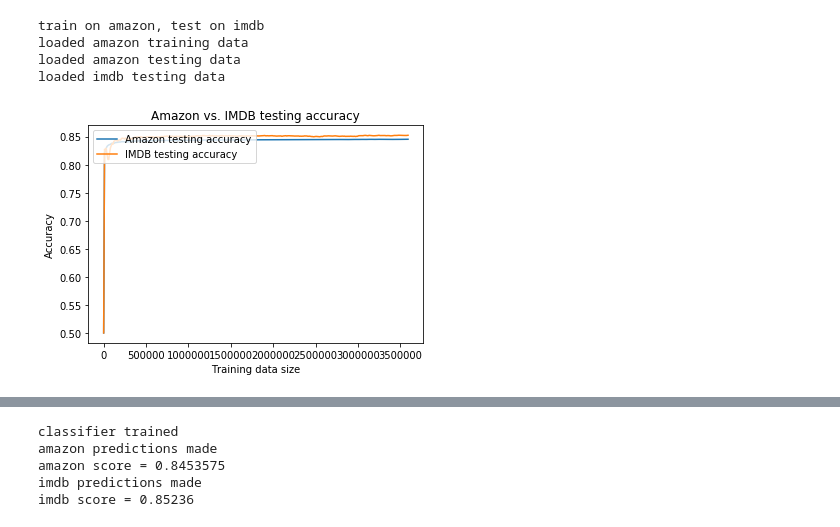
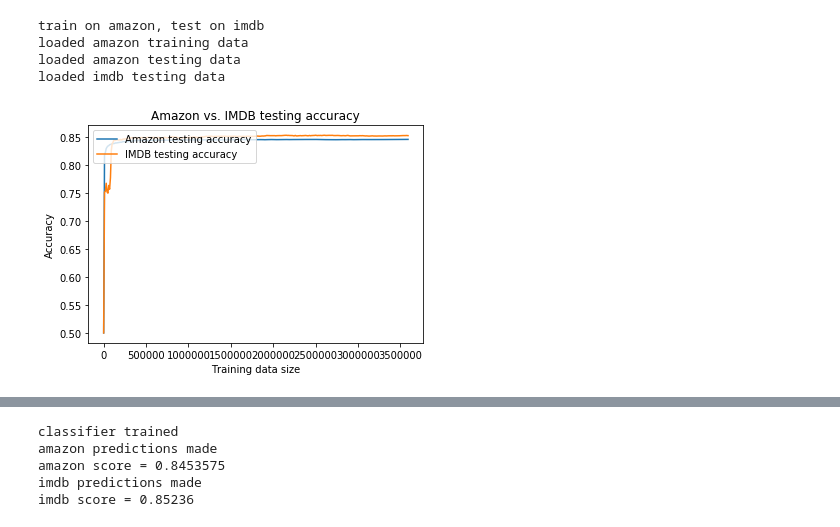
Before and after one commit to ninatchang/CIS519-final-project, a Jupyter notebook: naive_bayes.ipynb, the cells around one changed output, grey strips where cells are left out. Cells and saved outputs as stored; diff of their text form; code cells hidden in the pictures.

```diff
--- a/naive_bayes.ipynb
+++ b/naive_bayes.ipynb
@@ -104,7 +104,7 @@ def run_naive_bayes(x_train, y_train, amazon_test_x, amazon_test_y, imdb_test_x,
 	x = []
 	amazon_testing_score = []
 	imdb_testing_score = []
-	for i in range(1, x_train.shape[0], 10000):
+	for i in range(1, x_train.shape[0], 10):
 		x.append(i)
 		nb = naive_bayes(x_train[:i], y_train[:i])
 		amazon_pred_label = nb.predict(amazon_test_x)
@@ -126,6 +126,8 @@ def run_naive_bayes(x_train, y_train, amazon_test_x, amazon_test_y, imdb_test_x,
 	plt.ylabel('Accuracy')
 	plt.xlabel('Training data size')
 	plt.show()
+
+	return (x, amazon_testing_score, imdb_testing_score)
 # %%
 training_amazon = "./data/train.ft.txt"
 testing_amazon = "./data/test.ft.txt"
@@ -149,6 +151,6 @@ loaded amazon training data
 loaded amazon testing data
 loaded imdb testing data
 # %%
-run_naive_bayes(amazon_training_x, amazon_training_y, amazon_testing_x, amazon_testing_y, imdb_testing_x, imdb_testing_y)
+x, amazon_testing_score, imdb_testing_score = run_naive_bayes(amazon_training_x, amazon_training_y, amazon_testing_x, amazon_testing_y, imdb_testing_x, imdb_testing_y)
 # %% [output]
-[figure, old version]
+[figure, new version]
```
Also changed, not shown: parts of 3 cells of this notebook.
